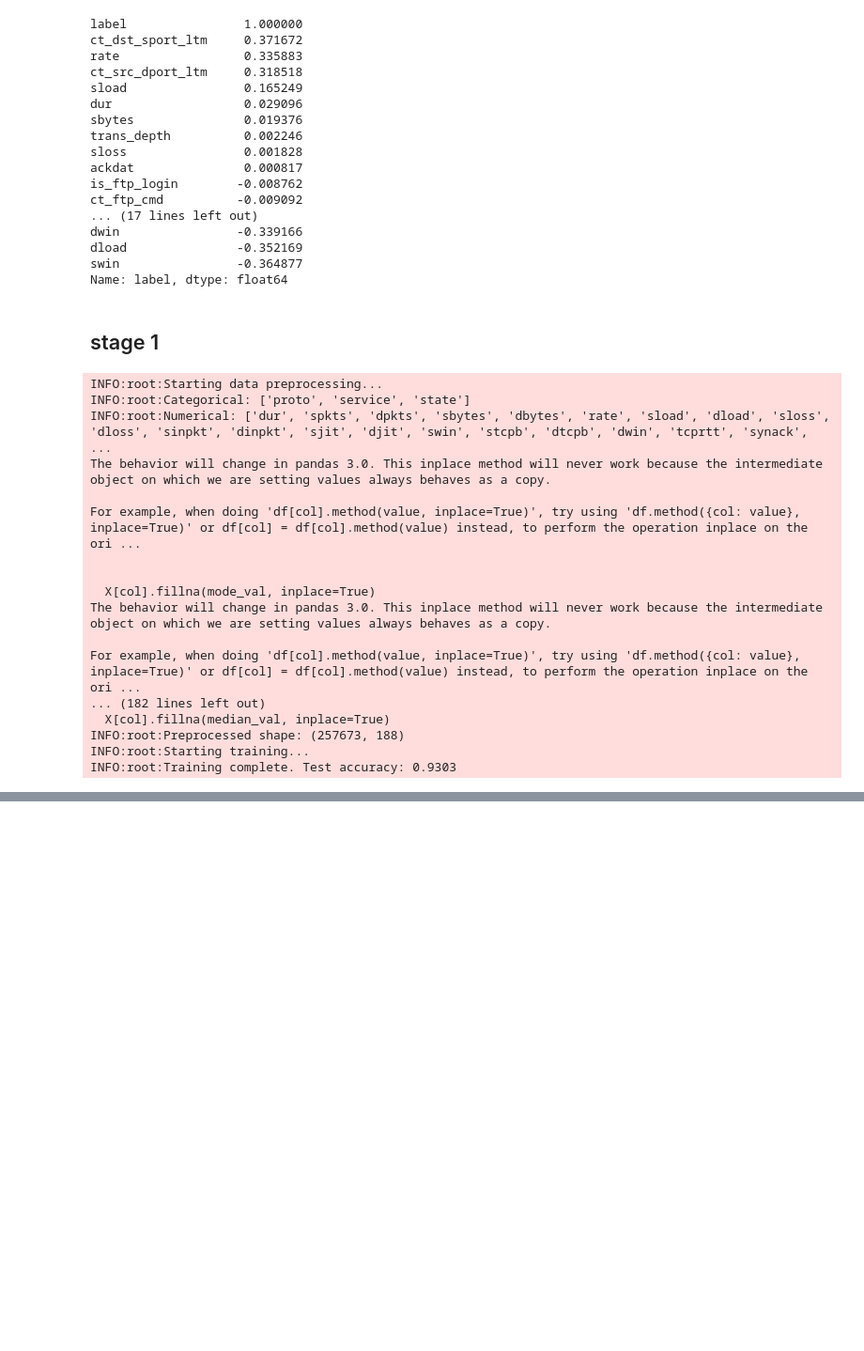
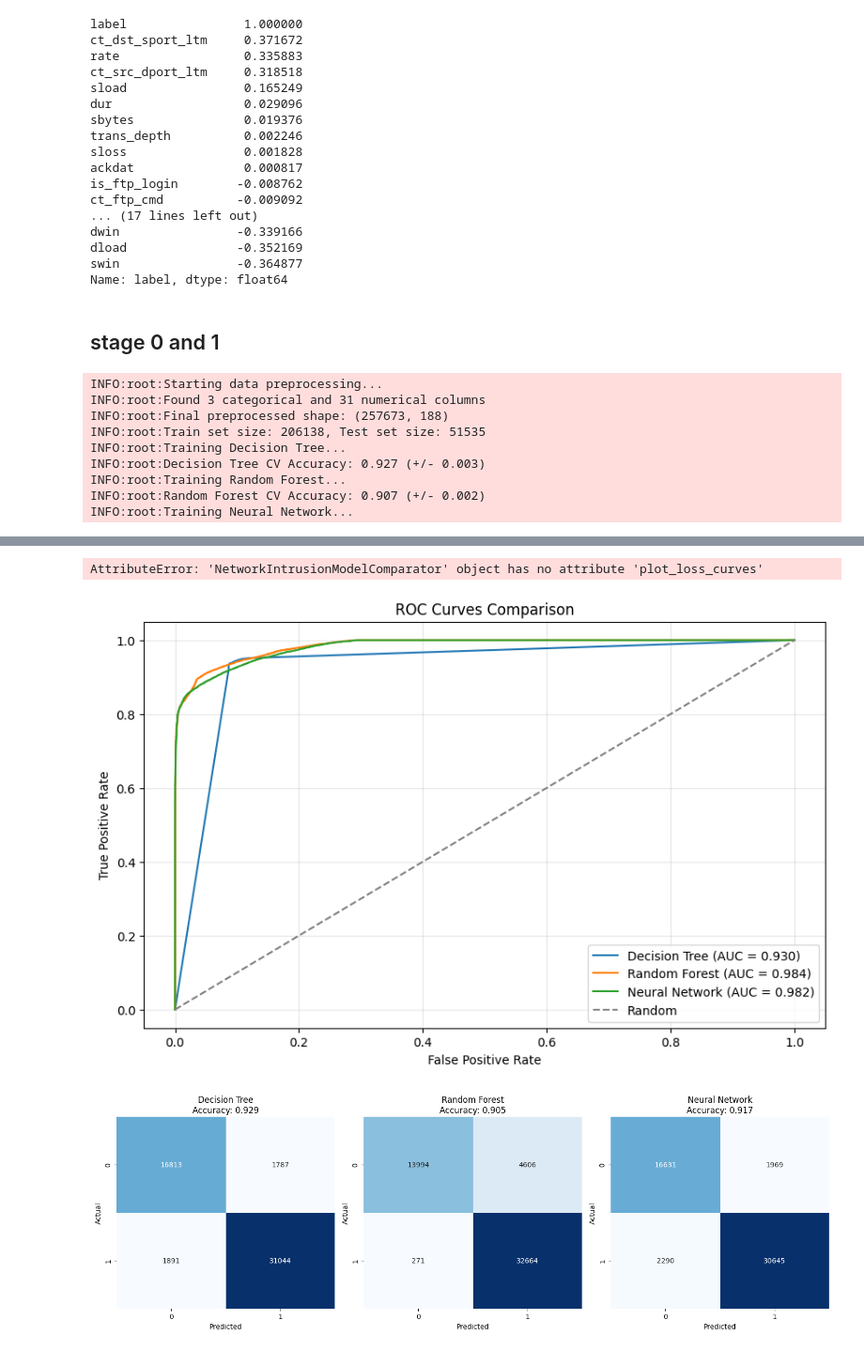
Before and after one commit to greypilgrim-083/cybersec-ml, a Jupyter notebook: project.ipynb, the cells around one changed output, grey strips where cells are left out. Shown at 94% size. Drawn from its saved outputs; the diff is of its cells as text; code cells hidden in the pictures; blank space fills up the shorter version.

```diff
--- a/project.ipynb
+++ b/project.ipynb
@@ -51,7 +49,7 @@ dload               -0.352169
 swin                -0.364877
 Name: label, dtype: float64
 # %% [markdown]
-## stage 1
+## stage 0 and 1
 # %%
 import pandas as pd
 import numpy as np
@@ -189,22 +400,25 @@ if __name__ == "__main__":
 # %%
-classifier = NetworkIntrusionClassifier()
-X, y = classifier.preprocess_data(df)
-results = classifier.train(X, y)
+# Initialize and preprocess
+comparator = NetworkIntrusionModelComparator()
+comparator.preprocess_data(df)  # Your DataFrame `df`
+
+# Train all models
+comparator.train_models()
+
+# Evaluate metrics
+print(comparator.evaluate_models())
+
+# Visualize results
+comparator.plot_roc_curves()
+comparator.plot_confusion_matrices()
+comparator.plot_learning_curves()
 # %% [output]
 INFO:root:Starting data preprocessing...
-INFO:root:Categorical: ['proto', 'service', 'state']
-INFO:root:Numerical: ['dur', 'spkts', 'dpkts', 'sbytes', 'dbytes', 'rate', 'sload', 'dload', 'sloss', 'dloss', 'sinpkt', 'dinpkt', 'sjit', 'djit', 'swin', 'stcpb', 'dtcpb', 'dwin', 'tcprtt', 'synack', ...
-The behavior will change in pandas 3.0. This inplace method will never work because the intermediate object on which we are setting values always behaves as a copy.
-
-For example, when doing 'df[col].method(value, inplace=True)', try using 'df.method({col: value}, inplace=True)' or df[col] = df[col].method(value) instead, to perform the operation inplace on the ori ...
-
-
-  X[col].fillna(mode_val, inplace=True)
-The behavior will change in pandas 3.0. This inplace method will never work because the intermediate object on which we are setting values always behaves as a copy.
-
-For example, when doing 'df[col].method(value, inplace=True)', try using 'df.method({col: value}, inplace=True)' or df[col] = df[col].method(value) instead, to perform the operation inplace on the ori ...
-... (182 lines left out)
-  X[col].fillna(median_val, inplace=True)
-INFO:root:Preprocessed shape: (257673, 188)
-INFO:root:Starting training...
-INFO:root:Training complete. Test accuracy: 0.9303
+INFO:root:Found 3 categorical and 31 numerical columns
+INFO:root:Final preprocessed shape: (257673, 188)
+INFO:root:Train set size: 206138, Test set size: 51535
+INFO:root:Training Decision Tree...
+INFO:root:Decision Tree CV Accuracy: 0.927 (+/- 0.003)
+INFO:root:Training Random Forest...
+INFO:root:Random Forest CV Accuracy: 0.907 (+/- 0.002)
+INFO:root:Training Neural Network...
@@ -210,0 +442,3 @@ INFO:root:Training complete. Test accuracy: 0.9303
+AttributeError: 'NetworkIntrusionModelComparator' object has no attribute 'plot_loss_curves'
+[figure, added]
+[figure, added]
```
Also changed, not shown: parts of 4 cells of this notebook.
